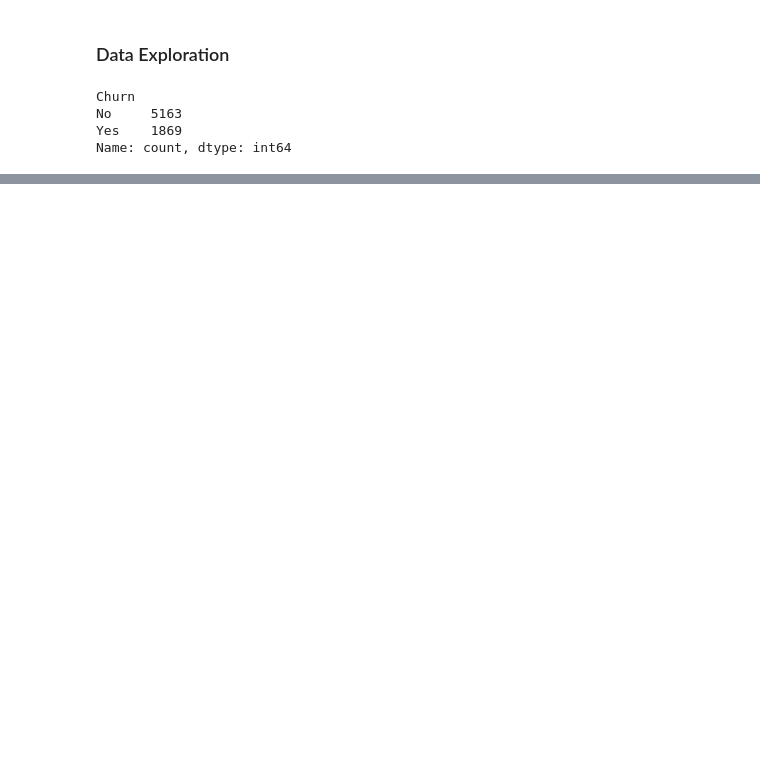
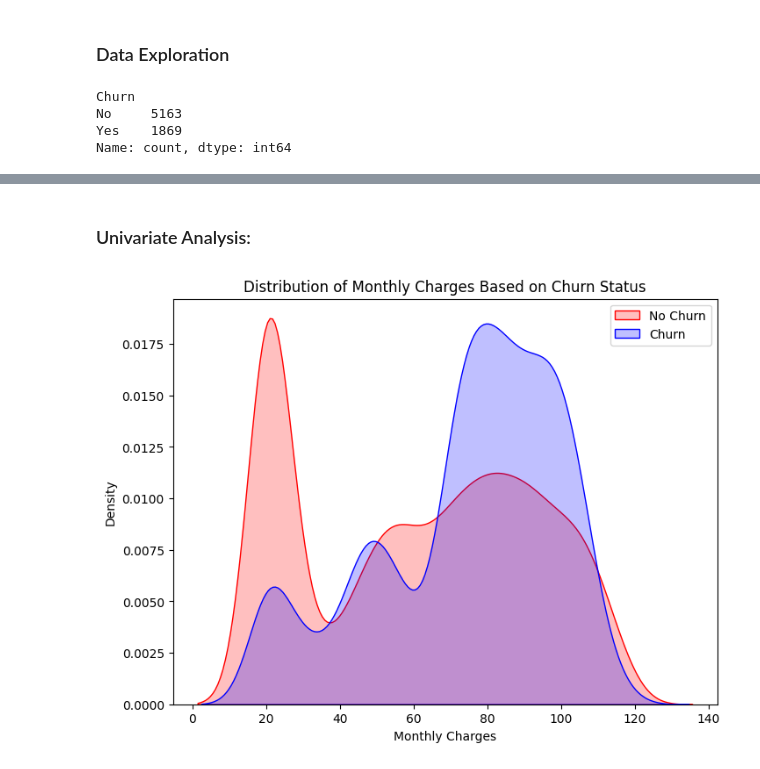
Before and after one commit to khanji0/senior_project, a Jupyter notebook: notebook/EDA.ipynb, the cells around one changed output, grey strips where cells are left out. Cells and saved outputs as stored; diff of their text form; code cells hidden in the pictures; blank space fills up the shorter version.

```diff
--- a/notebook/EDA.ipynb
+++ b/notebook/EDA.ipynb
@@ -176,0 +193,13 @@ for idx, feature in enumerate(df.drop(columns=['Churn', 'TotalCharges', 'Monthly
+# %% [markdown]
+### Univariate Analysis:
+# %%
+# visualizing the distribution of Monthly Charges for churned and non-churned customers
+plt.figure(figsize=(8,6))
+sns.kdeplot(df[df["Churn"]=='No']['MonthlyCharges'], shade=True, color='red', label="No Churn")
+sns.kdeplot(df[df['Churn']=='Yes']['MonthlyCharges'], shade=True, color='blue', label="Churn")
+plt.legend(loc='upper right')
+plt.xlabel("Monthly Charges")
+plt.title('Distribution of Monthly Charges Based on Churn Status')
+plt.show()
+# %% [output]
+[figure, added]
```
Also changed, not shown: parts of 26 cells of this notebook.
